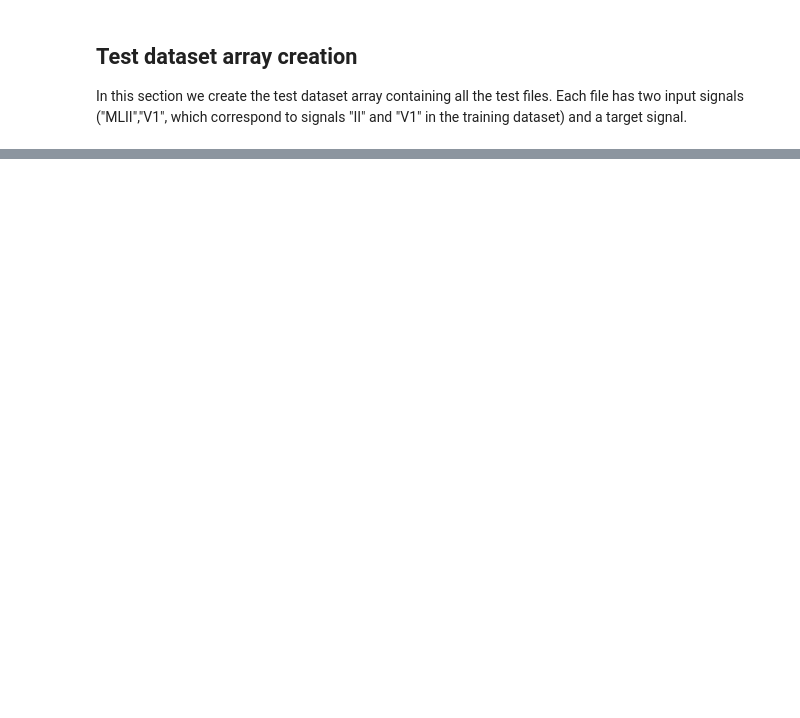
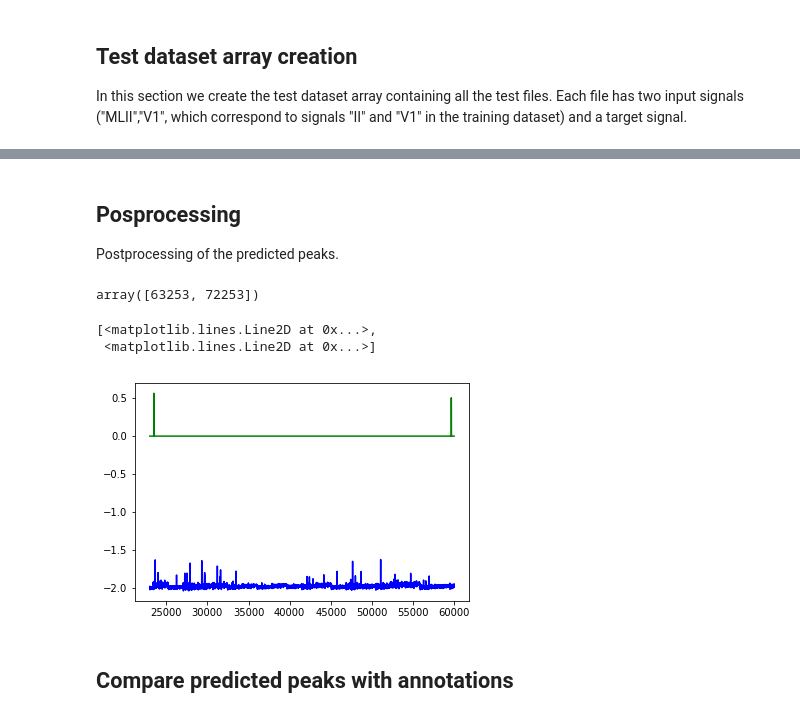
Before and after one commit to lsfischer/QRS_Detector, a Jupyter notebook: QRS_Detector/QRS_Detector_collab.ipynb, the cells around one changed output, grey strips where cells are left out. Drawn from its saved outputs; the diff is of its cells as text; code cells hidden in the pictures; blank space fills up the shorter version.

Commit message:
QRS Networks done.

```diff
--- a/QRS_Detector/QRS_Detector_collab.ipynb
+++ b/QRS_Detector/QRS_Detector_collab.ipynb
@@ -329,0 +363,9 @@ ffwdModel.fit(trainData,  epochs=10, steps_per_epoch=1000, validation_data=valDa
+# %%
+ffwdModel = tf.keras.Sequential()
+ffwdModel.add(layers.Dense(64, activation='relu',input_shape=(2*seqL*ninputs,)))
+ffwdModel.add(layers.Dense(64, activation='relu'))
+ffwdModel.add(layers.Dense(64, activation='relu'))
+ffwdModel.add(layers.Dense(seqL*ninputs))
+
+ffwdModel.compile(optimizer=tf.train.RMSPropOptimizer(0.001), loss='MSE',metrics=['mae'])
+ffwdModel.fit(trainData,  epochs=15, steps_per_epoch=1000, validation_data=valData, validation_steps=100)
@@ -329,0 +391,6 @@ ffwdModel.fit(trainData,  epochs=10, steps_per_epoch=1000, validation_data=valDa
+# %%
+# Saving the network weights
+ffwd_weights_file_path = weights_path + 'FFWD_weights.h5'
+ffwdModel.save_weights(ffwd_weights_file_path)
+# %%
+ffwdModel.load_weights(ffwd_weights_file_path)
@@ -329,0 +401,4 @@ ffwdModel.fit(trainData,  epochs=10, steps_per_epoch=1000, validation_data=valDa
+# %%
+ffwd_predictions, ffwd_targets = get_preds_targets(testData, ffwdModel)
+ffwd_targets1D = np.reshape(ffwd_targets,(nbatches*batchSize*seqL * ninputs))
+ffwd_predictions1D = np.reshape(ffwd_predictions,(nbatches*batchSize*seqL * ninputs))
@@ -329,0 +416,18 @@ ffwdModel.fit(trainData,  epochs=10, steps_per_epoch=1000, validation_data=valDa
+# %% [markdown]
+## Posprocessing
+
+Postprocessing of the predicted peaks.
+# %%
+ffwd_peak_locs_above_th, ffwd_targets_peak_locs_above_th = get_peaks(ffwd_predictions1D,ffwd_targets1D)
+ffwd_peak_locs_above_th
+# %% [output]
+array([63253, 72253])
+# %%
+ffwd_t = range(nbatches*batchSize*seqL*ninputs)
+plt.plot(ffwd_t[23000:60000],ffwd_predictions1D[23000:60000]-2,'b',ffwd_t[23000:60000],ffwd_peaks[23000:60000],'g')
+# %% [output]
+[<matplotlib.lines.Line2D at 0x...>,
+ <matplotlib.lines.Line2D at 0x...>]
+[figure, added]
+# %% [markdown]
+## Compare predicted peaks with annotations
```
Also changed, not shown: parts of 37 cells of this notebook, 1 other file.
